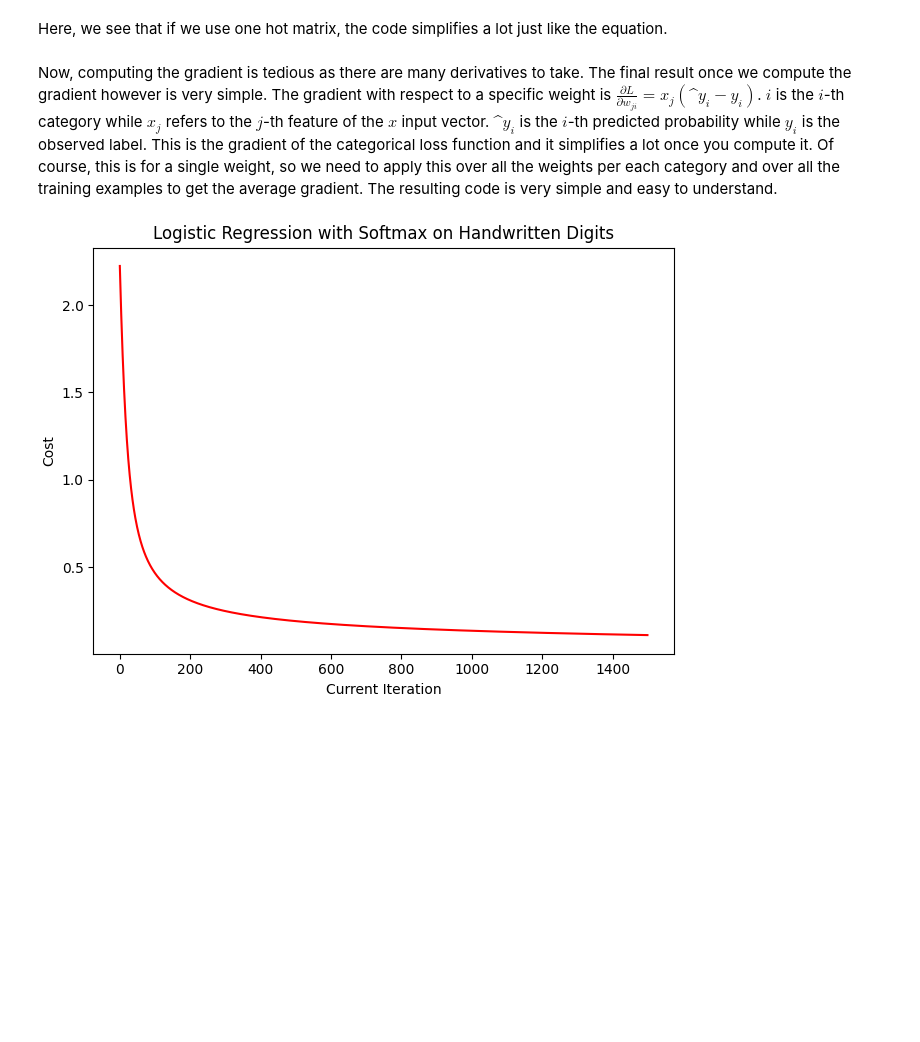
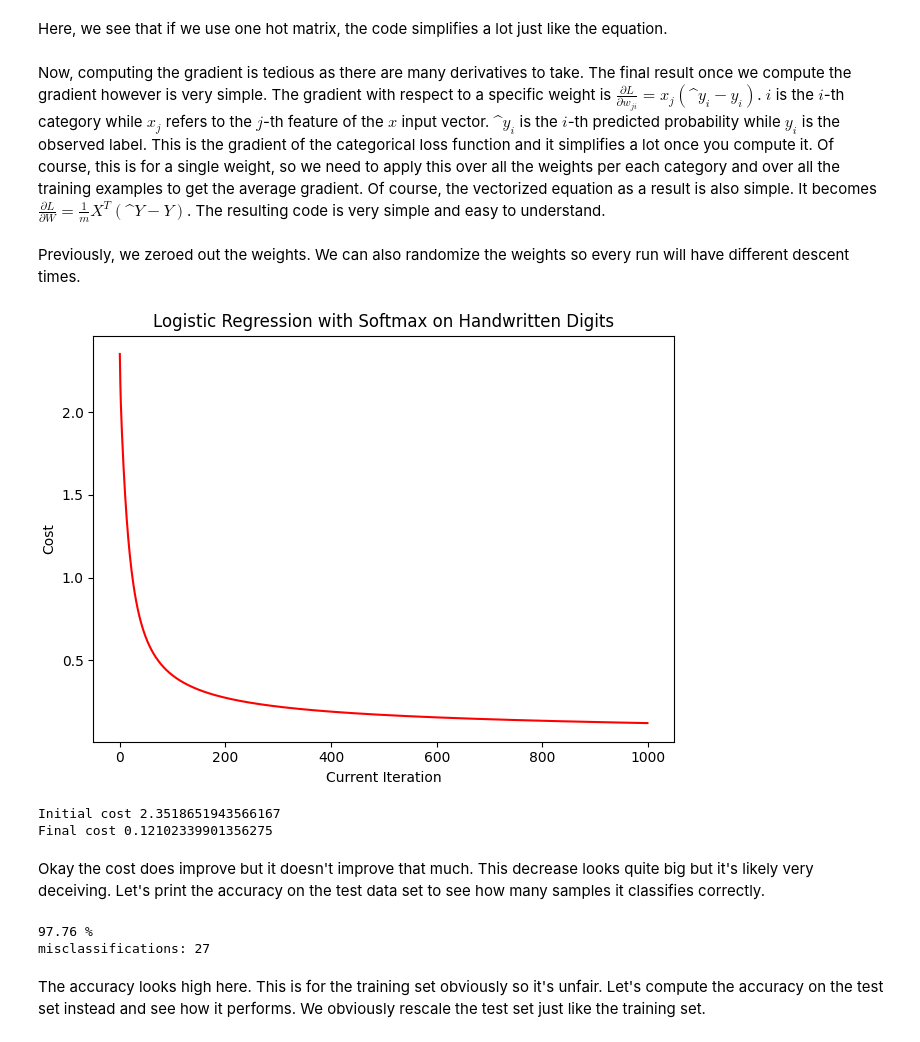
Before and after one commit to LoneCoder21/machine_learning, a Jupyter notebook: logistic_regression/multi_classification_with_softmax.ipynb, the cells around one changed output. Cells and saved outputs as stored; diff of their text form; code cells hidden in the pictures; blank space fills up the shorter version.

Commit message:
showcase accuracy of softmax regression. it's surprisingly high. ~96%

```diff
--- a/logistic_regression/multi_classification_with_softmax.ipynb
+++ b/logistic_regression/multi_classification_with_softmax.ipynb
@@ -151,7 +151,7 @@ def log_loss_cost(w,x,y):
     overm = np.sum(overk, axis=1) # m
     return -np.mean(overm) # 1
 # %% [markdown]
-Now, computing the gradient is tedious as there are many derivatives to take. The final result once we compute the gradient however is very simple. The gradient with respect to a specific weight is $\frac{\partial L}{\partial w_{ji}} = x_j( \^{y_i} - y_i)$. $i$ is the $i$-th category while $x_j$ refers to the $j$-th feature of the $x$ input vector. $\^{y_i}$ is the $i$-th predicted probability while $y_i$ is the observed label. This is the gradient of the categorical loss function and it simplifies a lot once you compute it. Of course, this is for a single weight, so we need to apply this over all the weights per each category and over all the training examples to get the average gradient. The resulting code is very simple and easy to understand.
+Now, computing the gradient is tedious as there are many derivatives to take. The final result once we compute the gradient however is very simple. The gradient with respect to a specific weight is $\frac{\partial L}{\partial w_{ji}} = x_j( \^{y_i} - y_i)$. $i$ is the $i$-th category while $x_j$ refers to the $j$-th feature of the $x$ input vector. $\^{y_i}$ is the $i$-th predicted probability while $y_i$ is the observed label. This is the gradient of the categorical loss function and it simplifies a lot once you compute it. Of course, this is for a single weight, so we need to apply this over all the weights per each category and over all the training examples to get the average gradient. Of course, the vectorized equation as a result is also simple. It becomes $ \frac{\partial L}{\partial W} = \frac{1}{m}X^T(\^{Y}-Y)$. The resulting code is very simple and easy to understand.
 # %%
 def compute_gradients(w,x,y):
     m = x.shape[0] # number of training examples
@@ -174,28 +174,37 @@ def show_cost_graph(costs, title, color):
     cost_graph.set_title(title)
 
     cost_graph.plot(iteration_array, costs, color=color)
+# %% [markdown]
+Previously, we zeroed out the weights. We can also randomize the weights so every run will have different descent times.
 # %%
 def gradient_descent(x, y, gradient_func, cost_func, learning_rate=0.01, max_iterations=1000):
     y = y.reshape((-1,1))
     m = x.shape[0] # number of training examples
     n = x.shape[1] # number of features
     k = np.unique(y).shape[0] # number of categories
 
-    w = np.zeros((n,k)) # n by k weights
-    # initialize model parameters to zeroes
-
+    w = np.random.random((n, k)) # n by k weights
+    # initialize model parameters to random values
     costs = np.empty(0)
 
     for i in range(max_iterations):
         dw = gradient_func(w,x,y)
         w -= learning_rate * dw
         # update the weights
 
         current_cost = cost_func(w,x,y)
         costs = np.append(costs, current_cost)
         # add to array for visualization
     return w, costs
-weights, costs = gradient_descent(X_train, y_train, compute_gradients, log_loss_cost, learning_rate=0.4, max_iterations=1500)
+weights, costs = gradient_descent(X_train, y_train, compute_gradients, log_loss_cost, learning_rate=0.5, max_iterations=1000)
 show_cost_graph(costs, "Logistic Regression with Softmax on Handwritten Digits", "red")
 # %% [output]
-[figure, old version]
+[figure, new version]
+# %%
+print("Initial cost",costs[0])
+print("Final cost",costs[-1])
+# %% [output]
+Initial cost 2.3518651943566167
+Final cost 0.12102339901356275
+# %% [markdown]
+Okay the cost does improve but it doesn't improve that much. This decrease looks quite big but it's likely very deceiving. Let's print the accuracy on the test data set to see how many samples it classifies correctly.
@@ -201,0 +214,13 @@ show_cost_graph(costs, "Logistic Regression with Softmax on Handwritten Digits",
+# %%
+train_samples = X_train.shape[0]
+prediction_train_set_prob = predict(weights, X_train)
+prediction_train_samples = get_prediction_categories(prediction_train_set_prob)
+score_percentage = accuracy_score(y_train, prediction_train_samples) * 100
+print(round(score_percentage, 2),"%") # show accuracy till 2 decimal places
+misclassifications = int(accuracy_score(y_train, prediction_train_samples, normalize=False))
+print("misclassifications:",train_samples - misclassifications)
+# %% [output]
+97.76 %
+misclassifications: 27
+# %% [markdown]
+The accuracy looks high here. This is for the training set obviously so it's unfair. Let's compute the accuracy on the test set instead and see how it performs. We obviously rescale the test set just like the training set.
```
Also changed, not shown: parts of 4 cells of this notebook.
